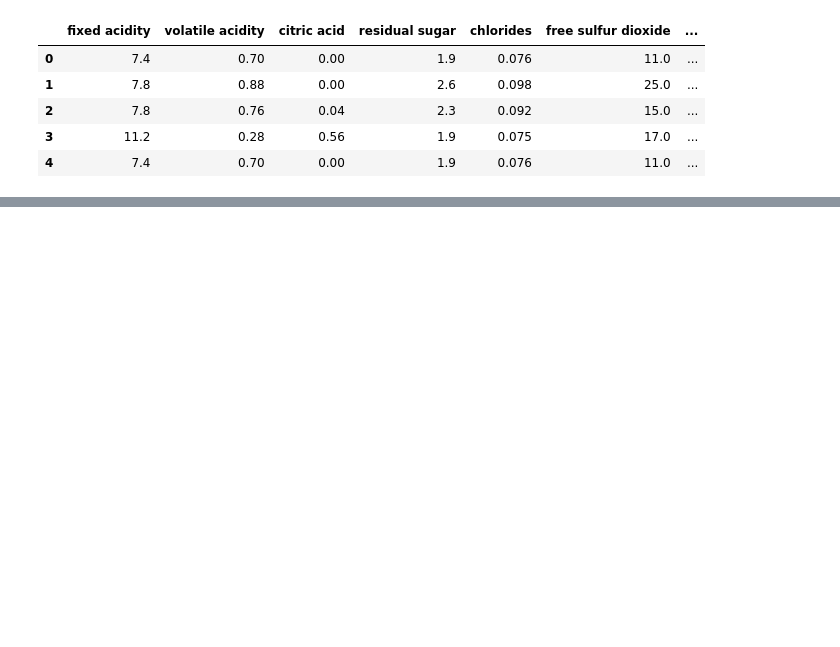
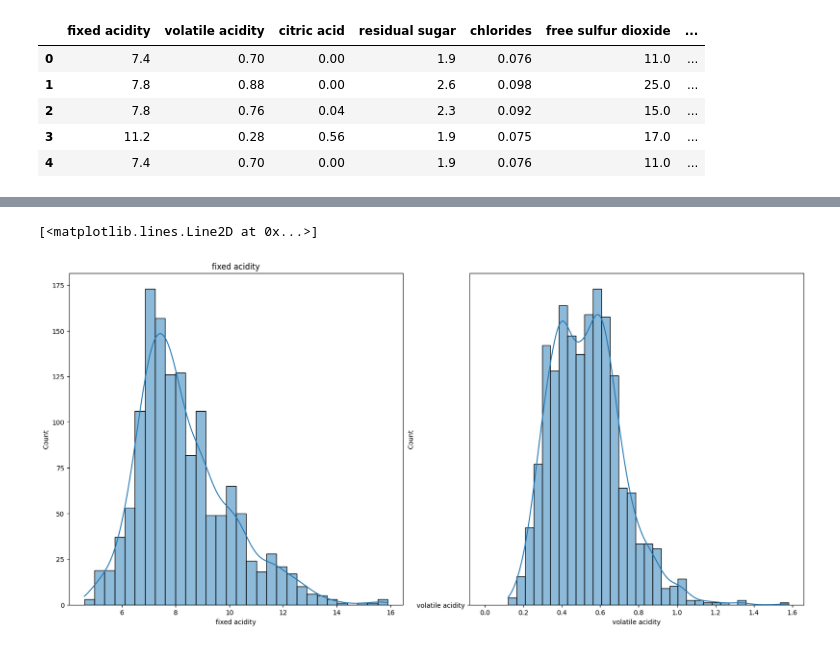
Before and after one commit to ArunNegi112/feature-engineering-eda, a Jupyter notebook: EDA/Red_wineDataset.ipynb, the cells around one changed output, grey strips where cells are left out. Cells and saved outputs as stored; diff of their text form; code cells hidden in the pictures; blank space fills up the shorter version.

```diff
--- a/EDA/Red_wineDataset.ipynb
+++ b/EDA/Red_wineDataset.ipynb
@@ -13,0 +222,16 @@ raw_data.head()
+# %%
+plt.figure(figsize=(20,20))
+
+plt.subplot(2,2,1)
+sns.histplot(raw_data['fixed acidity'],kde=True)
+plt.title('fixed acidity')
+
+
+plt.subplot(2,2,2)
+sns.histplot(raw_data['volatile acidity'],kde=True)
+plt.plot('volatile acidity')
+
+# continue in the same manner
+# %% [output]
+[<matplotlib.lines.Line2D at 0x...>]
+[figure, added]
```
Also changed, not shown: parts of 23 cells of this notebook.
